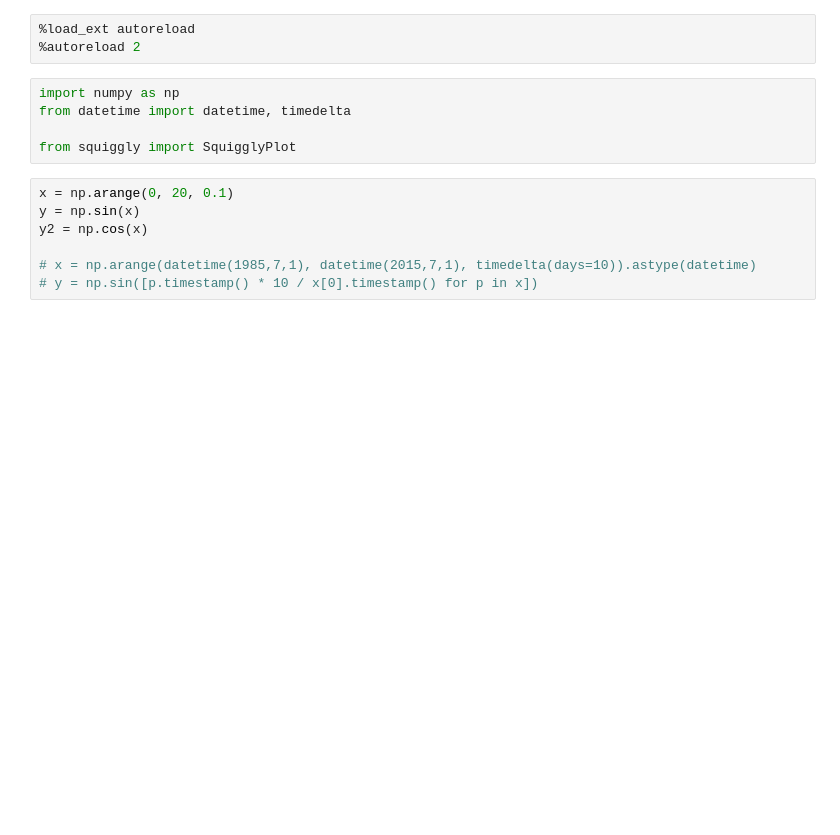
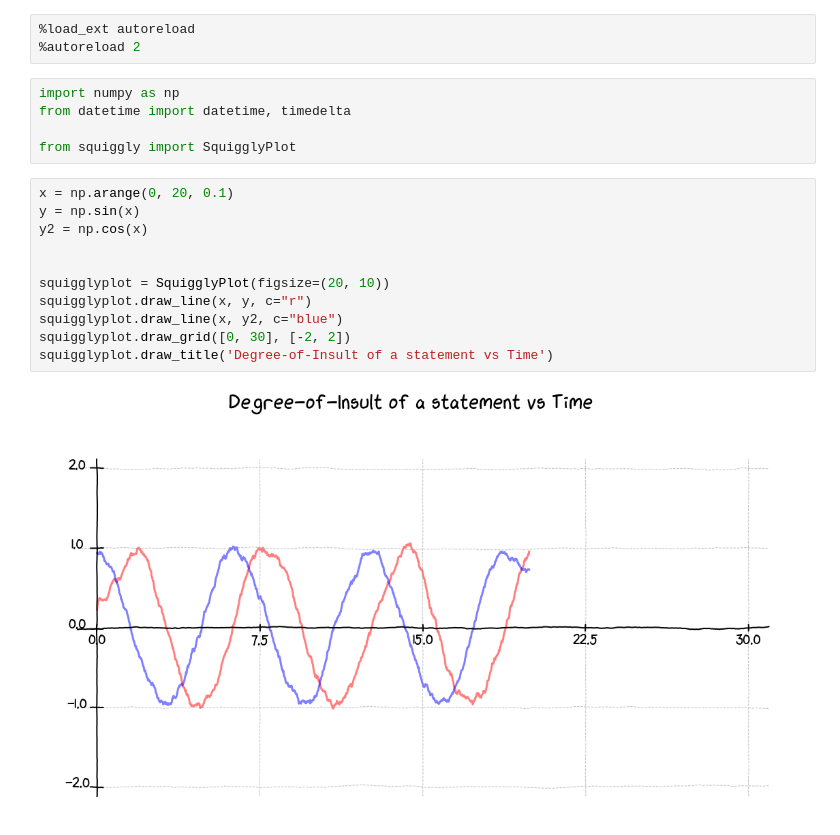
Before and after one commit to nuwandavek/squigglylines, a Jupyter notebook: squiggly.ipynb, the cells around one changed output. Saved outputs shown, nothing was run; the diff lists cells and outputs as text; blank space fills up the shorter version.

```diff
--- a/squiggly.ipynb
+++ b/squiggly.ipynb
@@ -9,8 +9,14 @@ from squiggly import SquigglyPlot
 # %%
 x = np.arange(0, 20, 0.1)
 y = np.sin(x)
 y2 = np.cos(x)
 
-# x = np.arange(datetime(1985,7,1), datetime(2015,7,1), timedelta(days=10)).astype(datetime)
-# y = np.sin([p.timestamp() * 10 / x[0].timestamp() for p in x])
+
+squigglyplot = SquigglyPlot(figsize=(20, 10))
+squigglyplot.draw_line(x, y, c="r")
+squigglyplot.draw_line(x, y2, c="blue")
+squigglyplot.draw_grid([0, 30], [-2, 2])
+squigglyplot.draw_title('Degree-of-Insult of a statement vs Time')
+# %% [output]
+[figure, added]
 # %%
```
Also changed, not shown: parts of 1 cell of this notebook, 1 other file.
